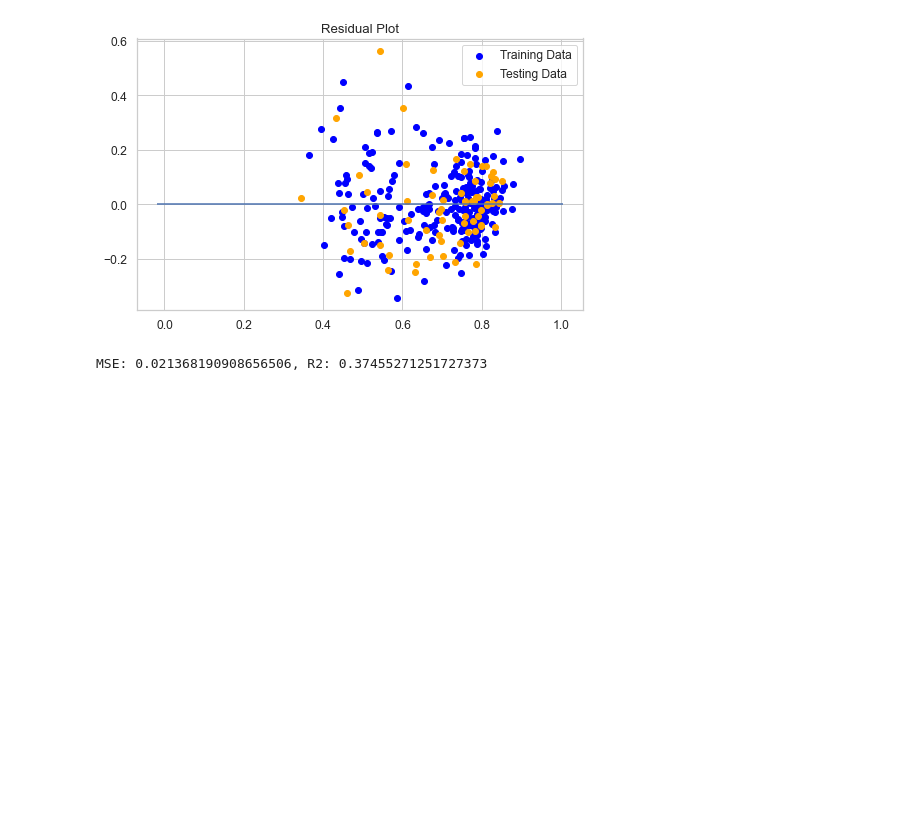
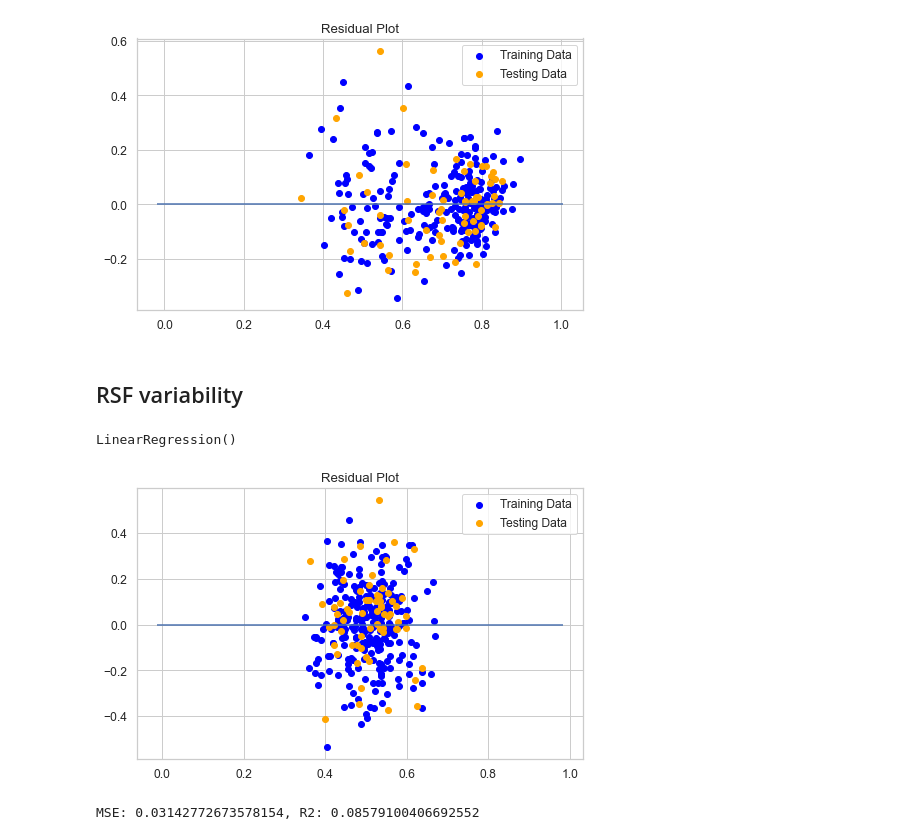
Before and after one commit to CodeReber/dataviz_final, a Jupyter notebook: operation_polarbear.ipynb, the cells around one changed output. Cells and saved outputs as stored; diff of their text form; code cells hidden in the pictures; blank space fills up the shorter version.

Commit message:
multiple linear regression for rsf var

```diff
--- a/operation_polarbear.ipynb
+++ b/operation_polarbear.ipynb
@@ -122,13 +126,34 @@ plt.title("Residual Plot")
 plt.show()
 # %% [output]
 [figure]
+# %% [markdown]
+## RSF variability
+# %%
+# Creat model and fit to scaled training data
+from sklearn.linear_model import LinearRegression
+model = LinearRegression()
+model.fit(X_train_minmax, y_var_train_minmax)
+# %% [output]
+LinearRegression()
+# %%
+predictions = model.predict(X_test_minmax)
+model.fit(X_train_minmax, y_var_train_minmax)
+
+plt.scatter(model.predict(X_train_minmax), model.predict(X_train_minmax) - y_var_train_minmax, c="blue", label="Training Data")
+plt.scatter(model.predict(X_test_minmax), model.predict(X_test_minmax) - y_var_test_minmax, c="orange", label="Testing Data")
+plt.legend()
+plt.hlines(y=0, xmin=y_var_test_minmax.min(), xmax=y_var_test_minmax.max())
+plt.title("Residual Plot")
+plt.show()
+# %% [output]
+[figure, added]
 # %%
 # Validate the Model with MSE and R2
 from sklearn.metrics import mean_squared_error
 
-MSE = mean_squared_error(y_rsf_test_minmax, predictions)
-r2 = model.score(X_test_minmax, y_rsf_test_minmax)
+MSE = mean_squared_error(y_var_test_minmax, predictions)
+r2 = model.score(X_test_minmax, y_var_test_minmax)
 
 print(f"MSE: {MSE}, R2: {r2}")
 # %% [output]
-MSE: 0.021368190908656506, R2: 0.37455271251727373
+MSE: 0.03142772673578154, R2: 0.08579100406692552
```
Also changed, not shown: parts of 1 cell of this notebook.
